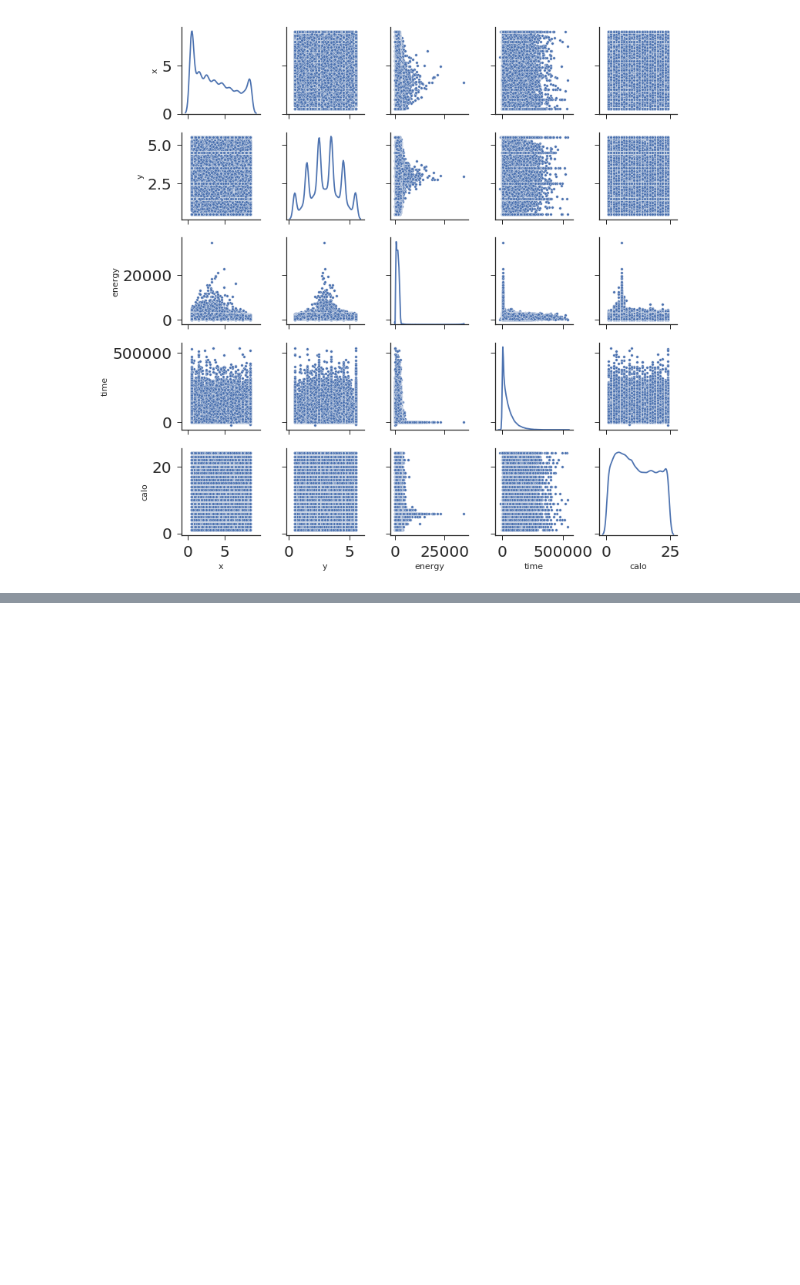
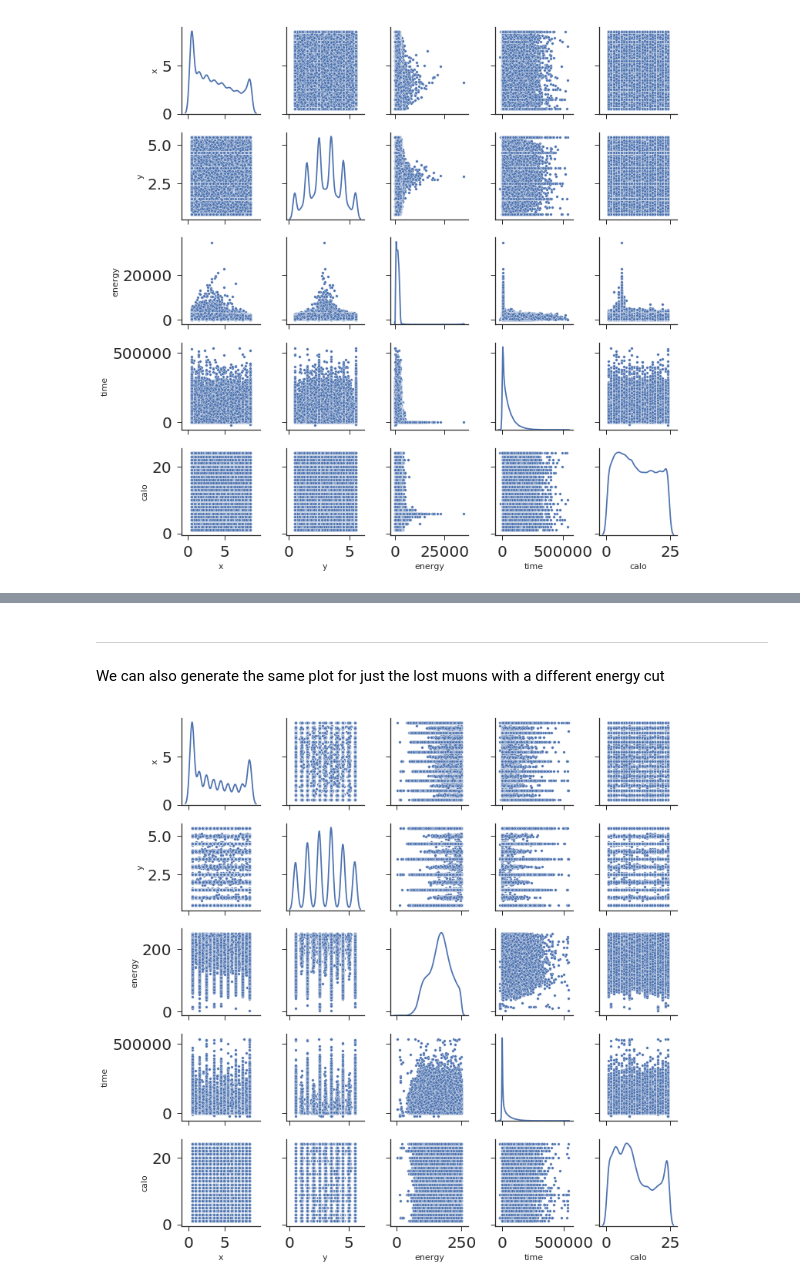
Before and after one commit to jlabounty/phys576, a Jupyter notebook: PHYS576_InitialExplorationOfData_JoshuaLaBounty.ipynb, the cells around one changed output, grey strips where cells are left out. Saved outputs shown, nothing was run; the diff lists cells and outputs as text; code cells hidden in the pictures; blank space fills up the shorter version.

```diff
--- a/PHYS576_InitialExplorationOfData_JoshuaLaBounty.ipynb
+++ b/PHYS576_InitialExplorationOfData_JoshuaLaBounty.ipynb
@@ -496,0 +509,11 @@ plt.show()
+# %% [markdown]
+---
+
+We can also generate the same plot for just the lost muons with a different energy cut
+# %%
+g = sns.pairplot(data = dfUnpacked.loc[dfUnpacked['energy']<250].sample(n=100000,random_state=123456789),
+                 kind='scatter', markers='.',diag_kind="kde")
+g.fig.set_size_inches(10,10)
+plt.show()
+# %% [output]
+[figure, added]
```
Also changed, not shown: parts of 16 cells of this notebook.
